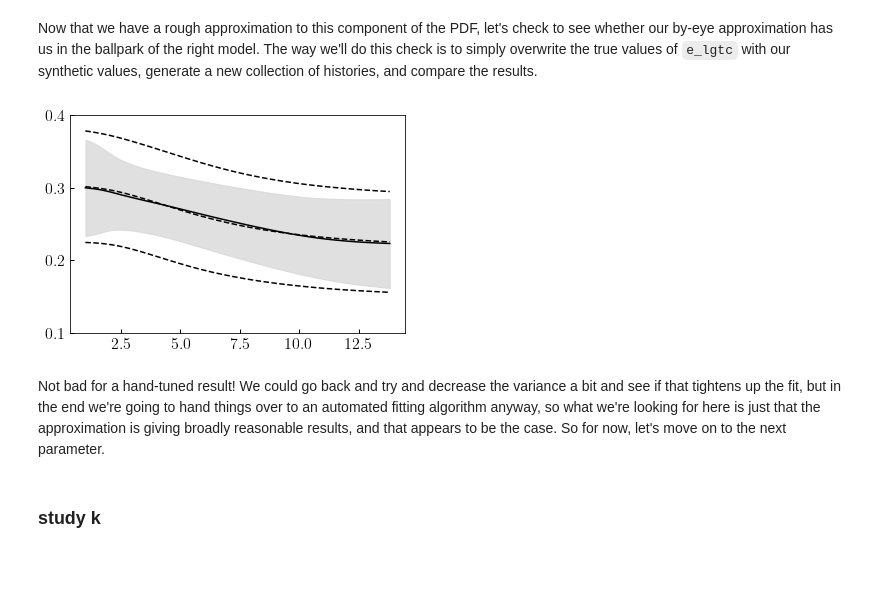
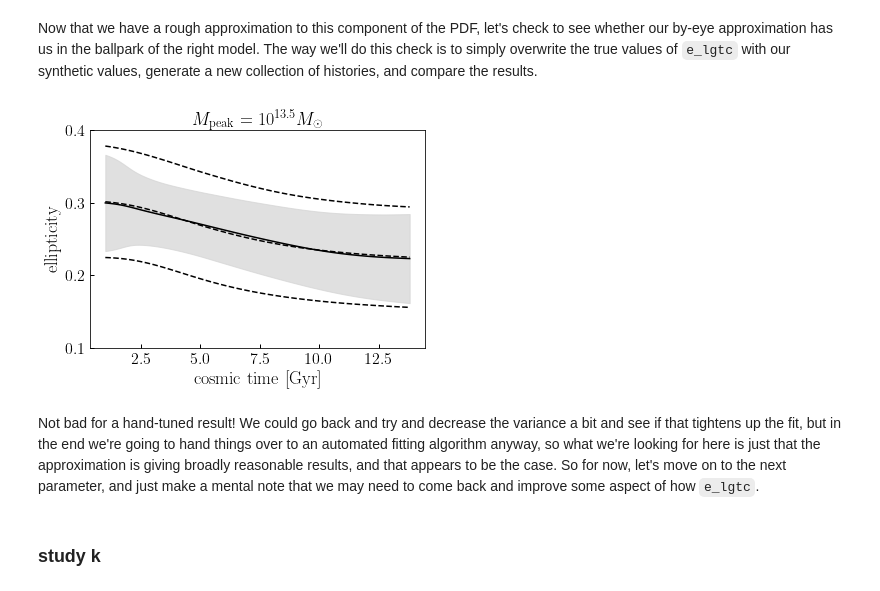
Before and after one commit to BaryonPasters/diffprof, a Jupyter notebook: notebooks/dev_prelim_e_models.ipynb, the cells around one changed output. Saved outputs shown, nothing was run; the diff lists cells and outputs as text; code cells hidden in the pictures; blank space fills up the shorter version.

```diff
--- a/notebooks/dev_prelim_e_models.ipynb
+++ b/notebooks/dev_prelim_e_models.ipynb
@@ -103,30 +103,34 @@ Now that we have a rough approximation to this component of the PDF, let's check
 # %%
 _args = 10**sample['e_lgtc'], sample['e_k'], sample['e_early'], sample['e_late']
 e_history_sample = e_vs_t_vmap(tarr, *_args)
 
 sample['e_lgtc_model'] = e_lgtc_model
 _args = 10**sample['e_lgtc_model'], sample['e_k'], sample['e_early'], sample['e_late']
 e_history_model = e_vs_t_vmap(tarr, *_args)
 
 e_h_med_true = np.mean(e_history_sample, axis=0)
 e_h_std_true = np.std(e_history_sample, axis=0)
 
 e_h_med_model = np.mean(e_history_model, axis=0)
 e_h_std_model = np.std(e_history_model, axis=0)
 
 fig, ax = plt.subplots(1, 1)
 ylim = ax.set_ylim(0.1, 0.4)
 __=ax.fill_between(tarr, e_h_med_true-e_h_std_true, e_h_med_true+e_h_std_true, alpha=0.7, color='lightgray')
 __=ax.plot(tarr, e_h_med_true, color='k')
 
 
 __=ax.plot(tarr, e_h_med_model, '--', color='k')
 __=ax.plot(tarr, e_h_med_model-e_h_std_model, '--', color='k')
 __=ax.plot(tarr, e_h_med_model+e_h_std_model, '--', color='k')
+
+xlabel = ax.set_xlabel(r'${\rm cosmic\ time\ [Gyr]}$')
+ylabel = ax.set_ylabel(r'${\rm ellipticity}$')
+title = ax.set_title(r'$M_{\rm peak}=10^{13.5}M_{\odot}$')
 # %% [output]
-[figure, old version]
+[figure, new version]
 # %% [markdown]
-Not bad for a hand-tuned result! We could go back and try and decrease the variance a bit and see if that tightens up the fit, but in the end we're going to hand things over to an automated fitting algorithm anyway, so what we're looking for here is just that the approximation is giving broadly reasonable results, and that appears to be the case. So for now, let's move on to the next parameter.
+Not bad for a hand-tuned result! We could go back and try and decrease the variance a bit and see if that tightens up the fit, but in the end we're going to hand things over to an automated fitting algorithm anyway, so what we're looking for here is just that the approximation is giving broadly reasonable results, and that appears to be the case. So for now, let's move on to the next parameter, and just make a mental note that we may need to come back and improve some aspect of how `e_lgtc`.
 # %% [markdown]
 ### study k
 # %%
```
Also changed, not shown: parts of 43 cells of this notebook.
